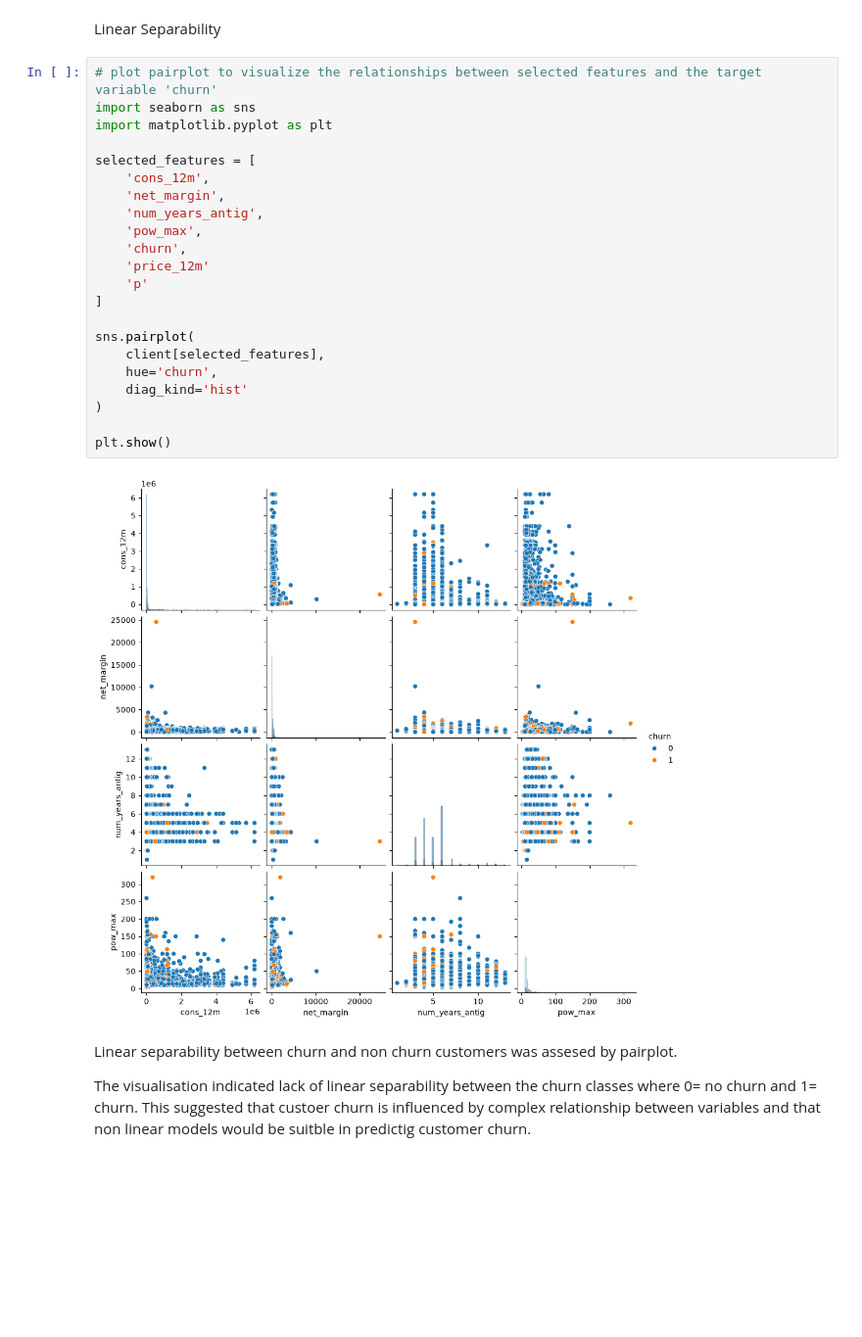
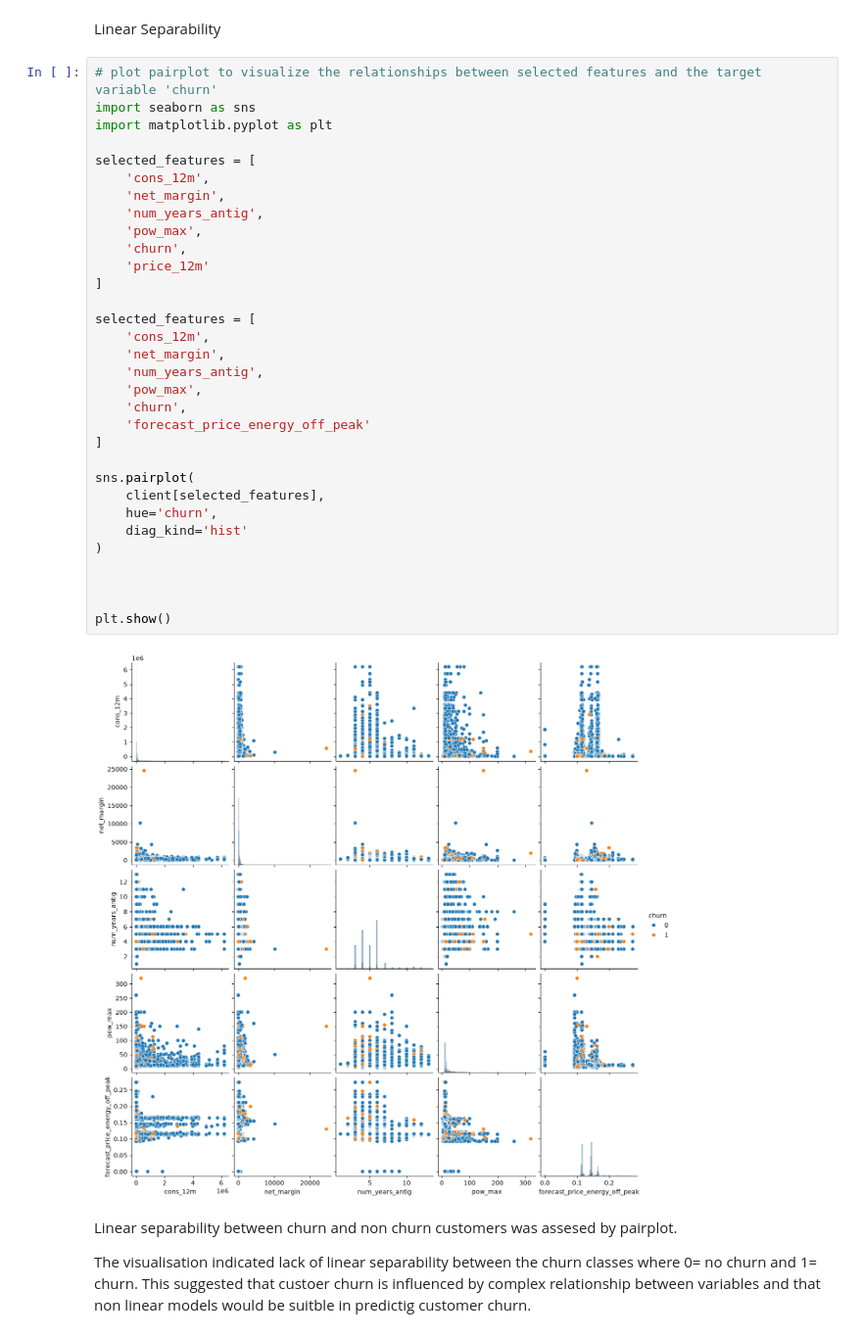
Before and after one commit to graceobonyo/PowerCo-Project, a Jupyter notebook: PowerCo.ipynb, the cells around one changed output. Shown at 98% size. Saved outputs shown, nothing was run; the diff lists cells and outputs as text; blank space fills up the shorter version.

```diff
--- a/PowerCo.ipynb
+++ b/PowerCo.ipynb
@@ -507,27 +507,37 @@ Linear Separability
 # %%
 # plot pairplot to visualize the relationships between selected features and the target variable 'churn'
 import seaborn as sns
 import matplotlib.pyplot as plt
 
 selected_features = [
     'cons_12m',
     'net_margin',
     'num_years_antig',
     'pow_max',
     'churn',
     'price_12m'
-    'p'
+]
+
+selected_features = [
+    'cons_12m',
+    'net_margin',
+    'num_years_antig',
+    'pow_max',
+    'churn',
+    'forecast_price_energy_off_peak'
 ]
 
 sns.pairplot(
     client[selected_features],
     hue='churn',
     diag_kind='hist'
 )
 
+
+
 plt.show()
 # %% [output]
-[figure, old version]
+[figure, new version]
 # %% [markdown]
 Linear separability between churn and non churn customers was assesed by pairplot.
 
```
Also changed, not shown: parts of 41 cells of this notebook, 2 other files.
